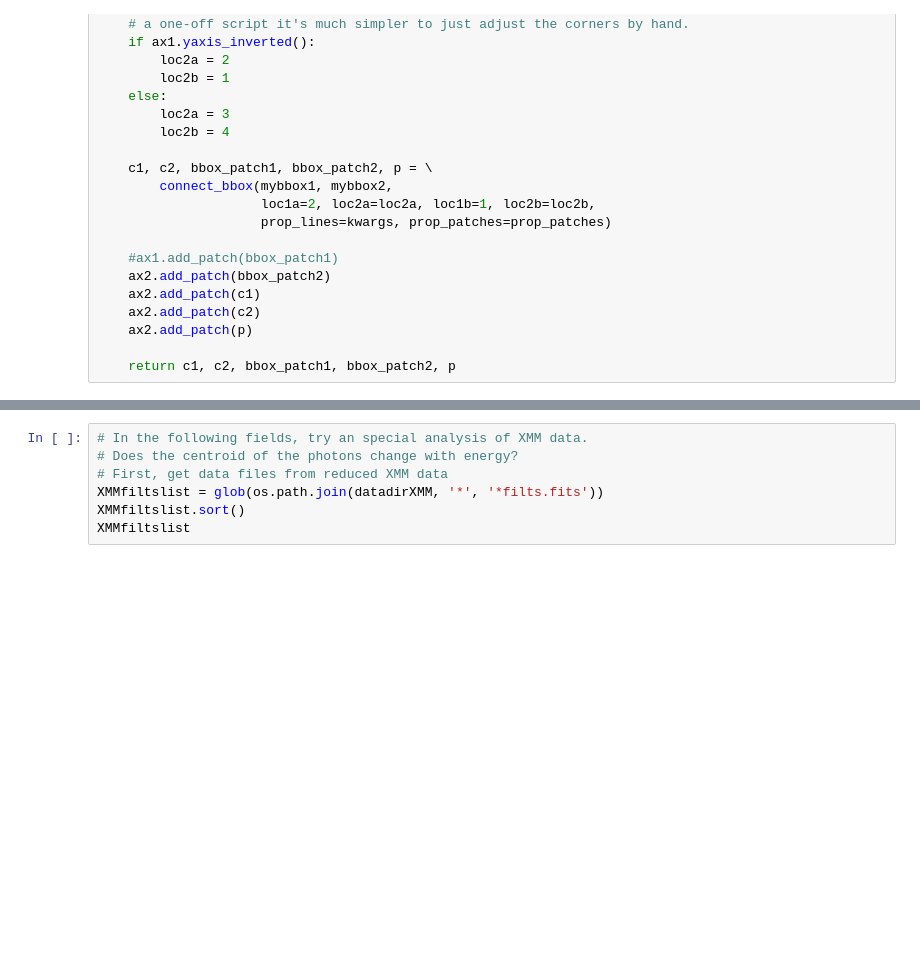
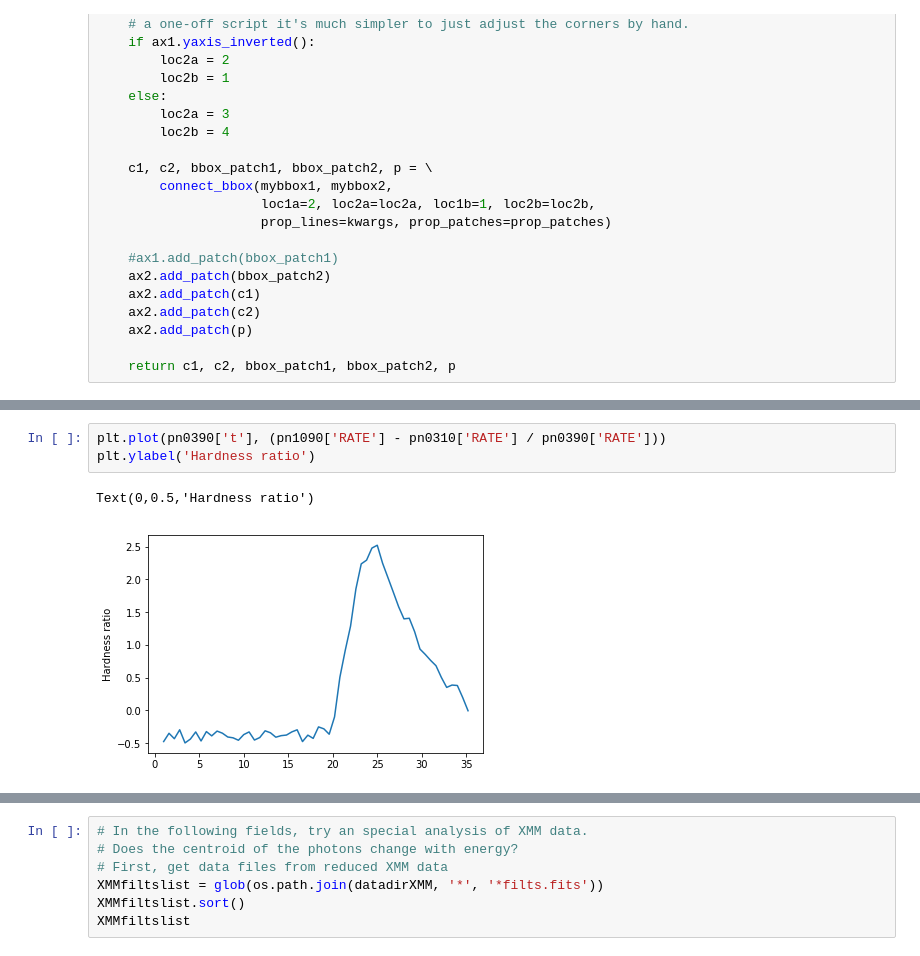
Before and after one commit to hamogu/RWAur, a Jupyter notebook: article.ipynb, the cells around one changed output, grey strips where cells are left out. Drawn from its saved outputs; the diff is of its cells as text; blank space fills up the shorter version.

```diff
--- a/article.ipynb
+++ b/article.ipynb
@@ -688,0 +803,6 @@ $R$ & $12.3 \pm 0.3 $ & $11.5 \pm 0.2 $ & $11.2 \pm 0.2 $ & $12.2 \pm 0.5 $ & $1
+# %%
+plt.plot(pn0390['t'], (pn1090['RATE'] - pn0310['RATE'] / pn0390['RATE']))
+plt.ylabel('Hardness ratio')
+# %% [output]
+Text(0,0.5,'Hardness ratio')
+[figure, added]
```
Also changed, not shown: parts of 101 cells of this notebook, 16 other files.
